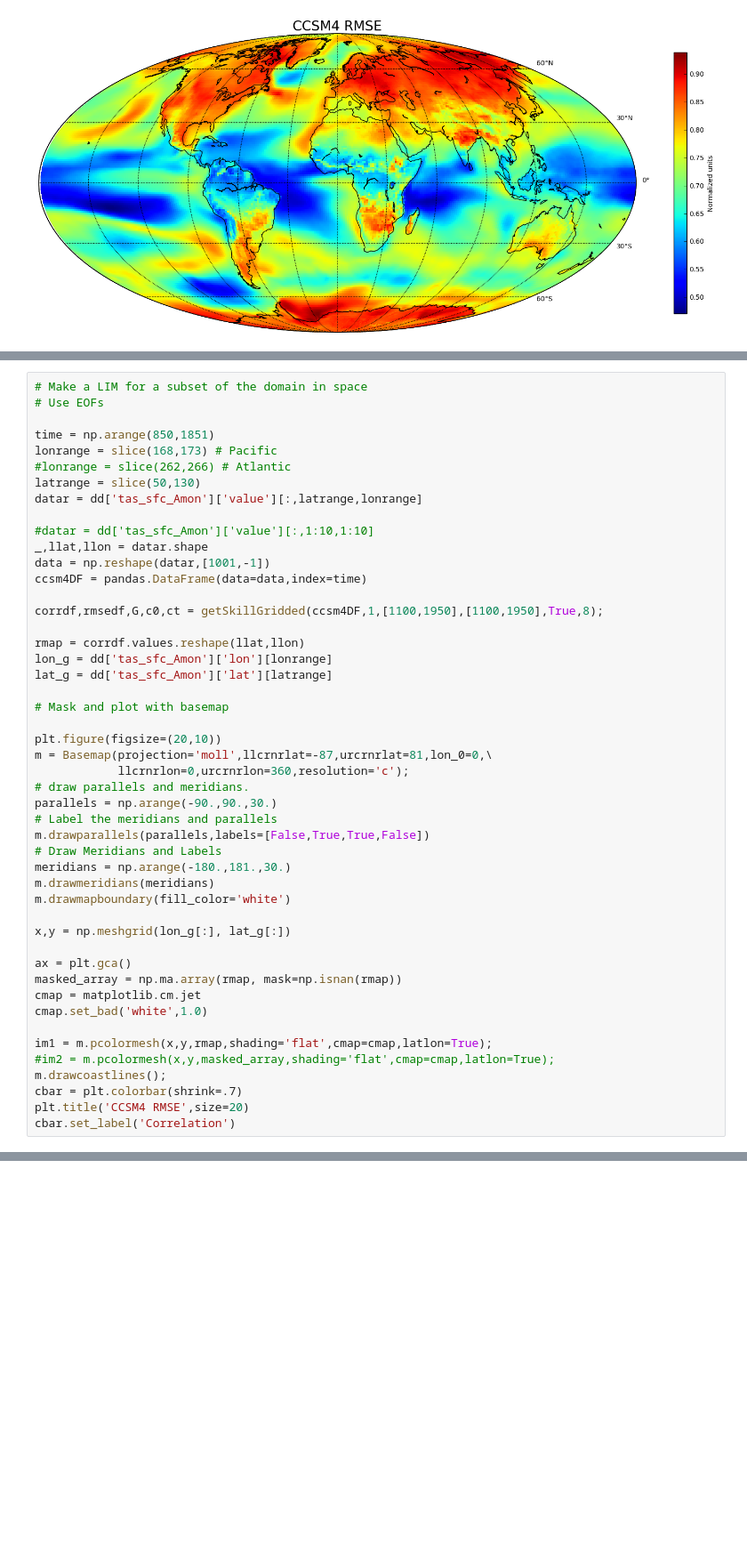
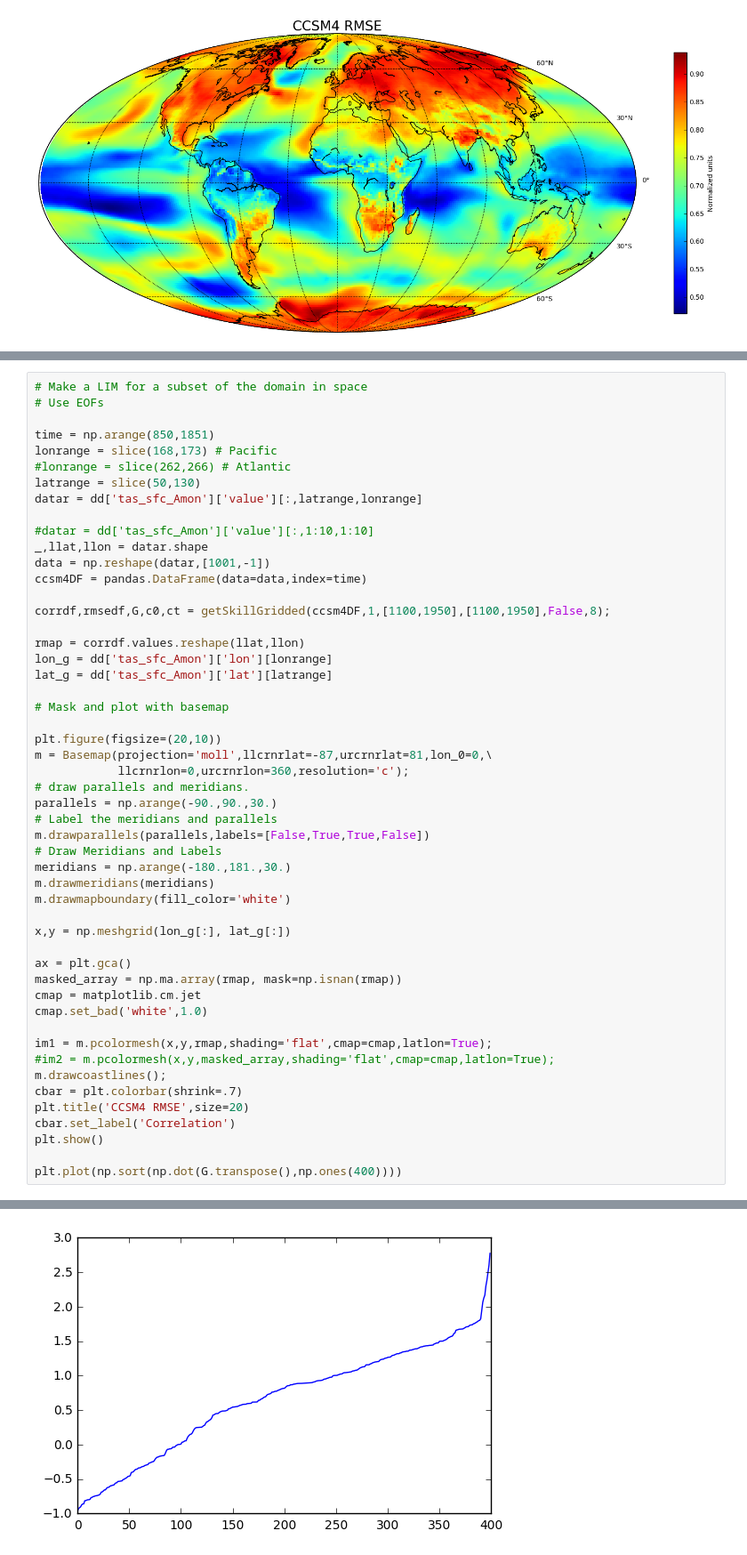
Before and after one commit to amrhein/LMR, a Jupyter notebook: ccsm4_lim1.ipynb, the cells around one changed output, grey strips where cells are left out. Shown at 89% size. Cells and saved outputs as stored; diff of their text form; blank space fills up the shorter version.

```diff
--- a/ccsm4_lim1.ipynb
+++ b/ccsm4_lim1.ipynb
@@ -269,7 +270,7 @@ _,llat,llon = datar.shape
 data = np.reshape(datar,[1001,-1])
 ccsm4DF = pandas.DataFrame(data=data,index=time)
 
-corrdf,rmsedf,G,c0,ct = getSkillGridded(ccsm4DF,1,[1100,1950],[1100,1950],True,8);
+corrdf,rmsedf,G,c0,ct = getSkillGridded(ccsm4DF,1,[1100,1950],[1100,1950],False,8);
 
 rmap = corrdf.values.reshape(llat,llon)
 lon_g = dd['tas_sfc_Amon']['lon'][lonrange]
@@ -302,4 +303,7 @@ m.drawcoastlines();
 cbar = plt.colorbar(shrink=.7)
 plt.title('CCSM4 RMSE',size=20)
 cbar.set_label('Correlation')
+plt.show()
+
+plt.plot(np.sort(np.dot(G.transpose(),np.ones(400))))
 # %% [output]
@@ -307,0 +313 @@ cbar.set_label('Correlation')
+[figure, added]
```
Also changed, not shown: parts of 3 cells of this notebook, 4 other files.
